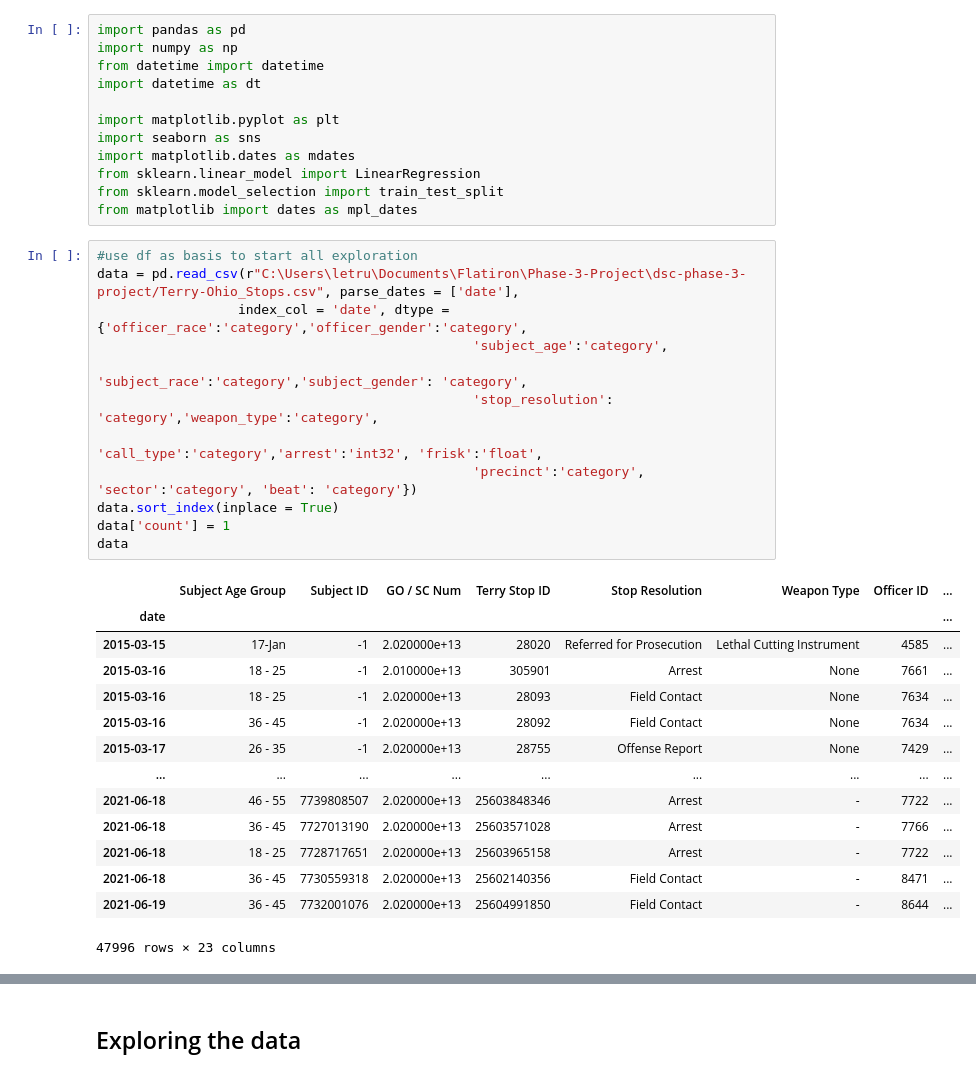
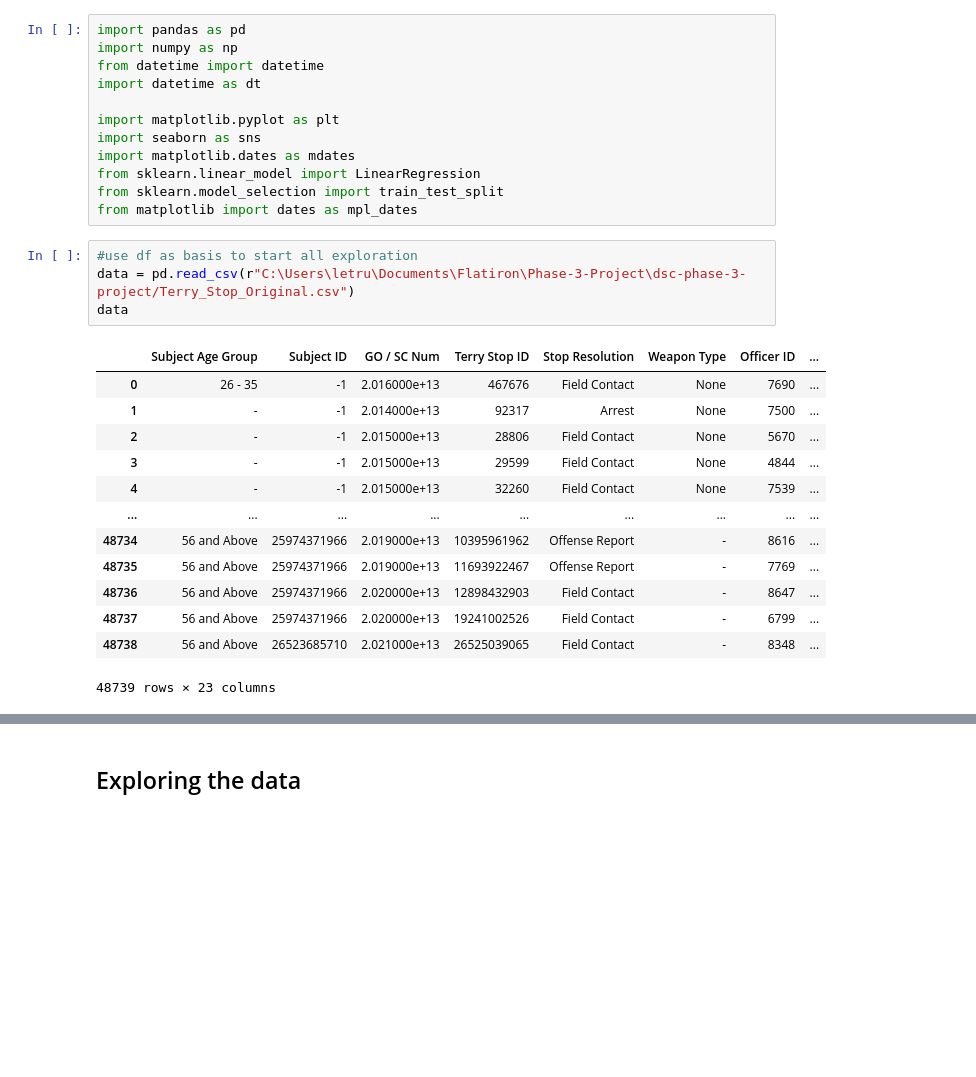
Before and after one commit to letruong711/Terry_Stop_Frisk, a Jupyter notebook: Terry_Ohio_Data_Exploration.ipynb, the cells around one changed output, grey strips where cells are left out. Cells and saved outputs as stored; diff of their text form; blank space fills up the shorter version.

```diff
--- a/Terry_Ohio_Data_Exploration.ipynb
+++ b/Terry_Ohio_Data_Exploration.ipynb
@@ -14,29 +14,20 @@ from sklearn.model_selection import train_test_split
 from matplotlib import dates as mpl_dates
 # %%
 #use df as basis to start all exploration
-data = pd.read_csv(r"C:\Users\letru\Documents\Flatiron\Phase-3-Project\dsc-phase-3-project/Terry-Ohio_Stops.csv", parse_dates = ['date'],
-                  index_col = 'date', dtype = {'officer_race':'category','officer_gender':'category',
-                                                'subject_age':'category',
-                                                'subject_race':'category','subject_gender': 'category',
-                                                'stop_resolution': 'category','weapon_type':'category',
-                                                'call_type':'category','arrest':'int32', 'frisk':'float',
-                                                'precinct':'category', 'sector':'category', 'beat': 'category'})
-data.sort_index(inplace = True)
-data['count'] = 1
+data = pd.read_csv(r"C:\Users\letru\Documents\Flatiron\Phase-3-Project\dsc-phase-3-project/Terry_Stop_Original.csv")
 data
 # %% [output]
 |  | Subject Age Group | Subject ID | GO / SC Num | Terry Stop ID | Stop Resolution | Weapon Type | Officer ID | ... |
-| date |  |  |  |  |  |  |  | ... |
-| 2015-03-15 | 17-Jan | -1 | 2.020000e+13 | 28020 | Referred for Prosecution | Lethal Cutting Instrument | 4585 | ... |
-| 2015-03-16 | 18 - 25 | -1 | 2.010000e+13 | 305901 | Arrest | None | 7661 | ... |
-| 2015-03-16 | 18 - 25 | -1 | 2.020000e+13 | 28093 | Field Contact | None | 7634 | ... |
-| 2015-03-16 | 36 - 45 | -1 | 2.020000e+13 | 28092 | Field Contact | None | 7634 | ... |
-| 2015-03-17 | 26 - 35 | -1 | 2.020000e+13 | 28755 | Offense Report | None | 7429 | ... |
+| 0 | 26 - 35 | -1 | 2.016000e+13 | 467676 | Field Contact | None | 7690 | ... |
+| 1 | - | -1 | 2.014000e+13 | 92317 | Arrest | None | 7500 | ... |
+| 2 | - | -1 | 2.015000e+13 | 28806 | Field Contact | None | 5670 | ... |
+| 3 | - | -1 | 2.015000e+13 | 29599 | Field Contact | None | 4844 | ... |
+| 4 | - | -1 | 2.015000e+13 | 32260 | Field Contact | None | 7539 | ... |
 | ... | ... | ... | ... | ... | ... | ... | ... | ... |
-| 2021-06-18 | 46 - 55 | 7739808507 | 2.020000e+13 | 25603848346 | Arrest | - | 7722 | ... |
-| 2021-06-18 | 36 - 45 | 7727013190 | 2.020000e+13 | 25603571028 | Arrest | - | 7766 | ... |
-| 2021-06-18 | 18 - 25 | 7728717651 | 2.020000e+13 | 25603965158 | Arrest | - | 7722 | ... |
-| 2021-06-18 | 36 - 45 | 7730559318 | 2.020000e+13 | 25602140356 | Field Contact | - | 8471 | ... |
-| 2021-06-19 | 36 - 45 | 7732001076 | 2.020000e+13 | 25604991850 | Field Contact | - | 8644 | ... |
+| 48734 | 56 and Above | 25974371966 | 2.019000e+13 | 10395961962 | Offense Report | - | 8616 | ... |
+| 48735 | 56 and Above | 25974371966 | 2.019000e+13 | 11693922467 | Offense Report | - | 7769 | ... |
+| 48736 | 56 and Above | 25974371966 | 2.020000e+13 | 12898432903 | Field Contact | - | 8647 | ... |
+| 48737 | 56 and Above | 25974371966 | 2.020000e+13 | 19241002526 | Field Contact | - | 6799 | ... |
+| 48738 | 56 and Above | 26523685710 | 2.021000e+13 | 26525039065 | Field Contact | - | 8348 | ... |
-47996 rows × 23 columns
+48739 rows × 23 columns
 # %%
```
Also changed, not shown: parts of 21 cells of this notebook, 3 other files.
